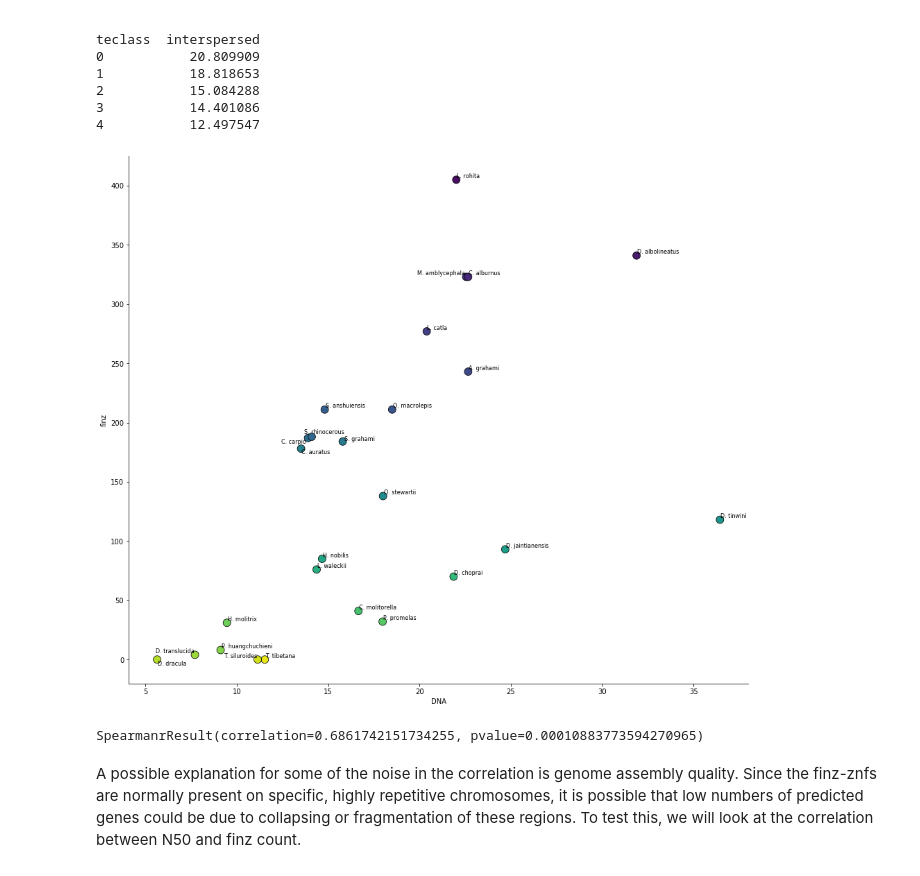
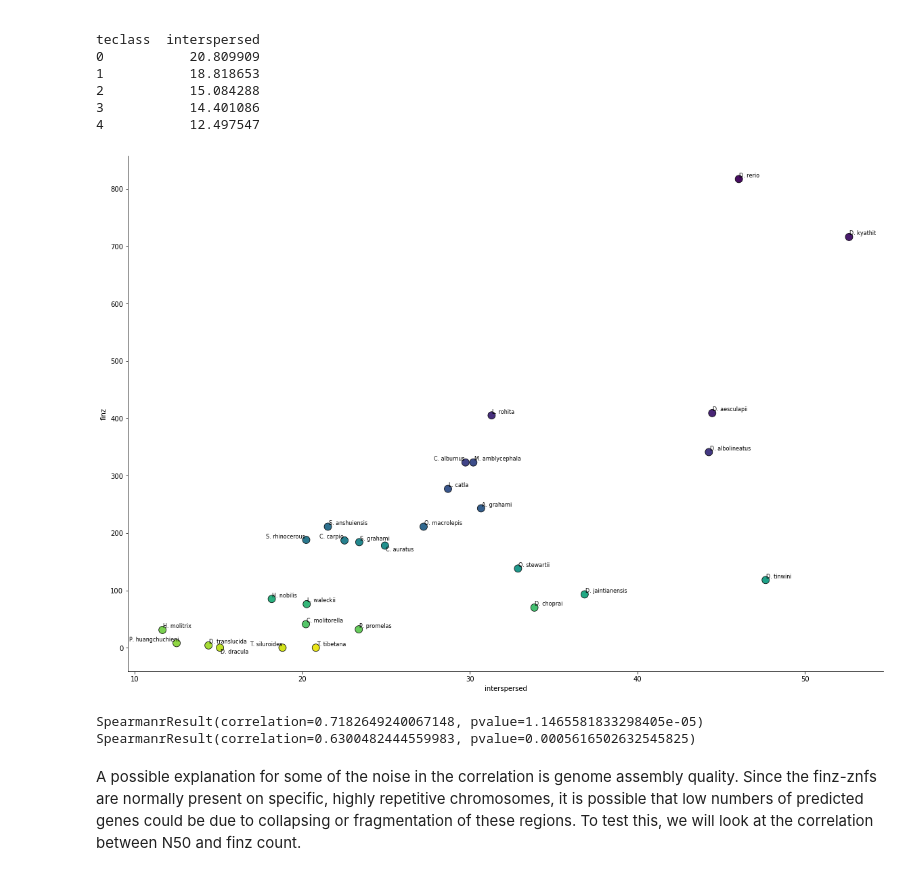
Before and after one commit to jonathan-wells/finz-znf, a Jupyter notebook: analysis/finz_te_correlation.ipynb, the cells around one changed output. Cells and saved outputs as stored; diff of their text form; code cells hidden in the pictures.

```diff
--- a/analysis/finz_te_correlation.ipynb
+++ b/analysis/finz_te_correlation.ipynb
@@ -72,31 +72,34 @@ teclass  interspersed
 3           14.401086
 4           12.497547
 # %%
-column = 'DNA'
-fig, ax = plt.subplots(figsize=(16, 14))
-sns.scatterplot(data=count_df.loc[~count_df.species.isin(['Danio_rerio', 'Danio_aesculapii', 'Danio_kyathit'])],
+column = 'interspersed'
+fig, ax = plt.subplots(figsize=(20, 14))
+sns.scatterplot(data=count_df,
                 x=column,
                 y='finz',
                 hue='species',
                 palette='viridis_r',
                 edgecolor='k',
                 s=120,
                 ax=ax)
 ax.get_legend().remove()
 
 labels = []
-for row in count_df.loc[~count_df.species.isin(['Danio_rerio', 'Danio_aesculapii', 'Danio_kyathit'])].iterrows():
+for row in count_df.iterrows():
     label = row[1]['species'].split('_')[0][0] +'. '+ row[1]['species'].split('_')[1]
     labels.append(ax.text(row[1][column], row[1]['finz'], label, size=8, va='center', ha='center'))
 adjust_text(labels)
 
 sns.despine()
 plt.show()
+print(stats.spearmanr(count_df[column],
+                      count_df['finz']))
 print(stats.spearmanr(count_df.loc[~count_df.species.isin(['Danio_rerio', 'Danio_aesculapii', 'Danio_kyathit'])][column],
                       count_df.loc[~count_df.species.isin(['Danio_rerio', 'Danio_aesculapii', 'Danio_kyathit'])]['finz']))
 # %% [output]
-[figure, old version]
+[figure, new version]
-SpearmanrResult(correlation=0.6861742151734255, pvalue=0.00010883773594270965)
+SpearmanrResult(correlation=0.7182649240067148, pvalue=1.1465581833298405e-05)
+SpearmanrResult(correlation=0.6300482444559983, pvalue=0.0005616502632545825)
 # %% [markdown]
 A possible explanation for some of the noise in the correlation is genome assembly quality. Since the finz-znfs are normally present on specific, highly repetitive chromosomes, it is possible that low numbers of predicted genes could be due to collapsing or fragmentation of these regions. To test this, we will look at the correlation between N50 and finz count.
 # %%
```
Also changed, not shown: parts of 1 cell of this notebook, 7 other files.
